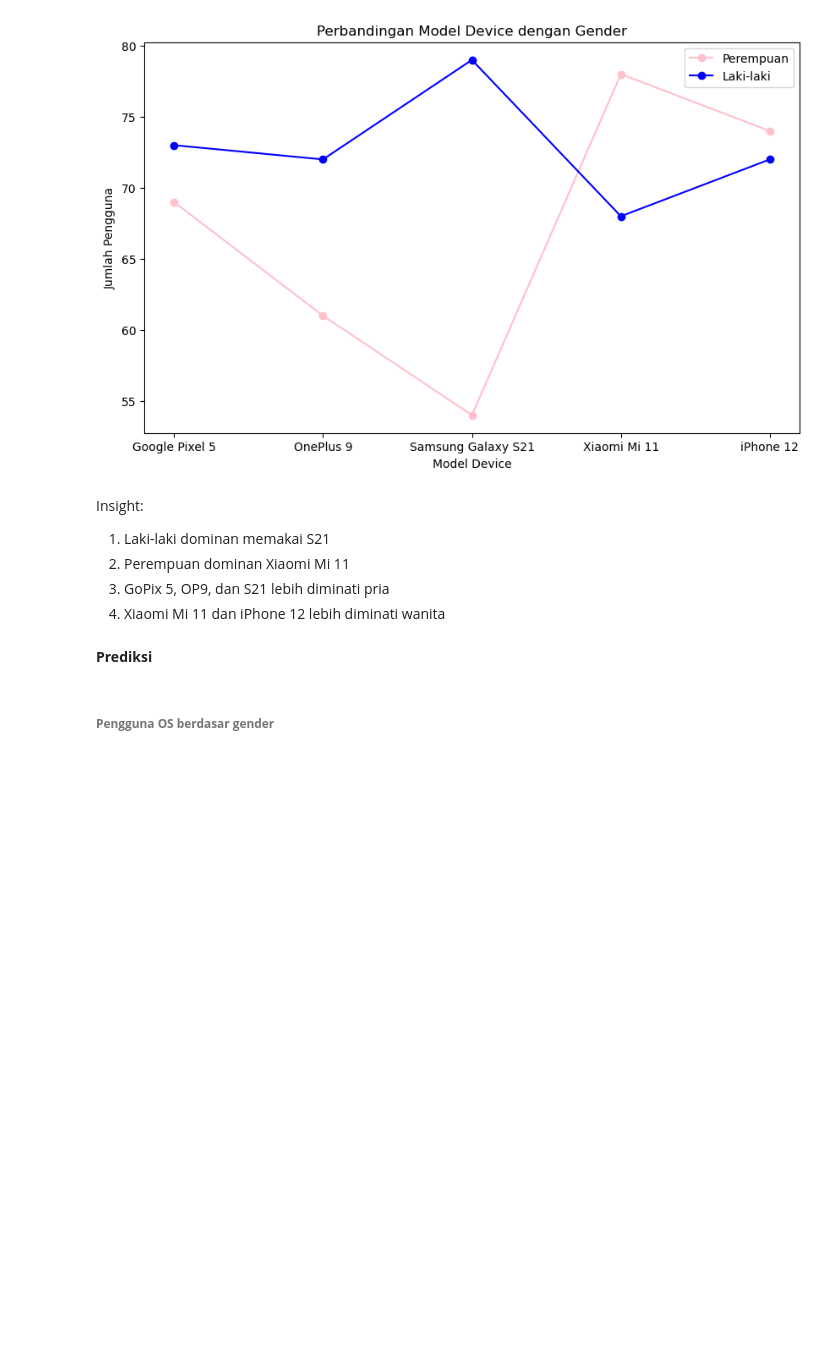
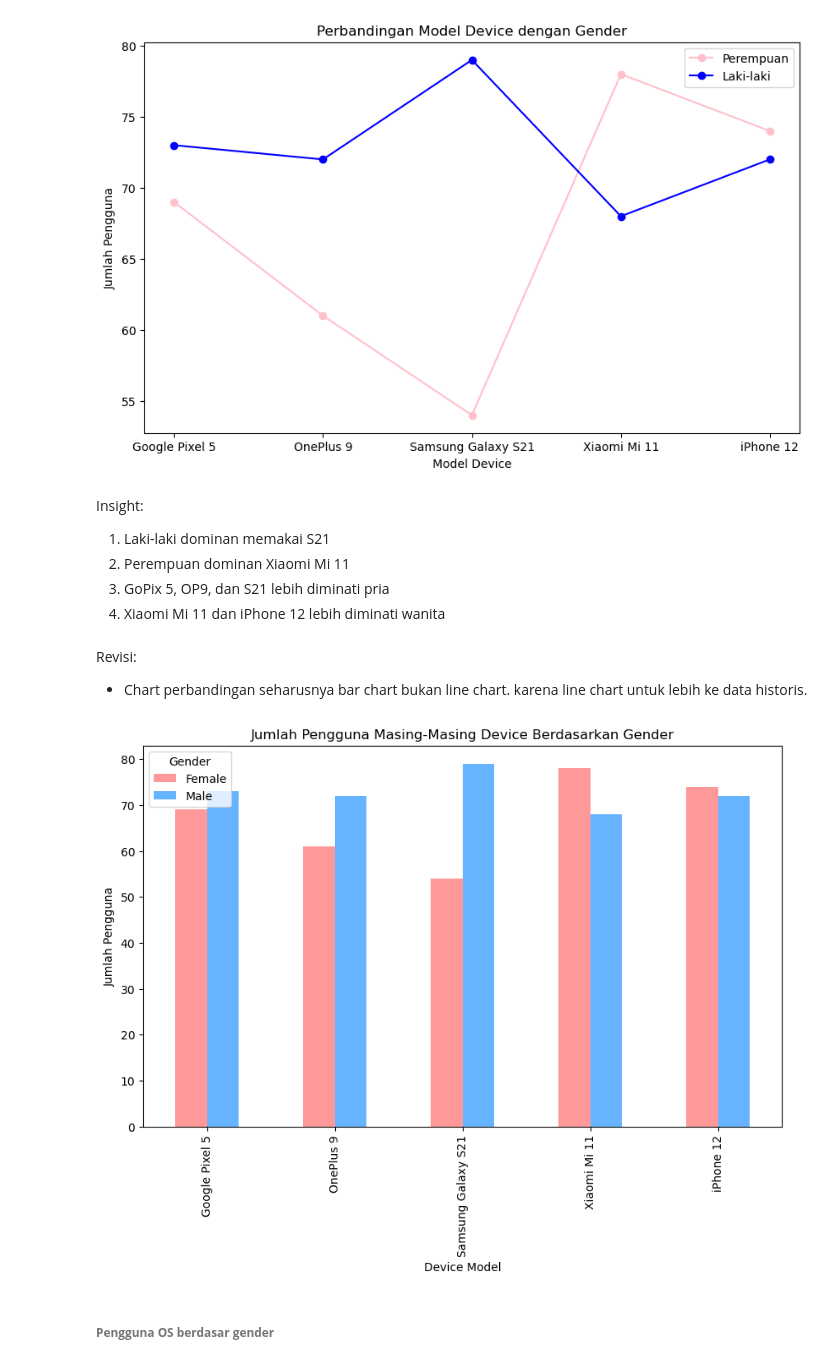
Before and after one commit to Bokibyte/PProKom, a Jupyter notebook: Semester_3/Data_Mining/P2_1611/Project_UTS.ipynb, the cells around one changed output. Saved outputs shown, nothing was run; the diff lists cells and outputs as text; code cells hidden in the pictures; blank space fills up the shorter version.

```diff
--- a/Semester_3/Data_Mining/P2_1611/Project_UTS.ipynb
+++ b/Semester_3/Data_Mining/P2_1611/Project_UTS.ipynb
@@ -284,8 +292,25 @@ Insight:
 2. Perempuan dominan Xiaomi Mi 11
 3. GoPix 5, OP9, dan S21 lebih diminati pria
 4. Xiaomi Mi 11 dan iPhone 12 lebih diminati wanita
-# %% [markdown]
-**Prediksi**
+# %% [markdown]
+Revisi:
+- Chart perbandingan seharusnya bar chart bukan line chart. karena line chart untuk lebih ke data historis.
+# %%
+# Menghitung jumlah setiap Device Model
+device_counts = user_behavior.groupby(['Device Model', 'Gender']).size().unstack(fill_value=0)
+
+# Membuat barchart
+device_counts.plot(kind='bar', stacked=False, figsize=(10, 6), color=['#ff9999','#66b3ff'])
+
+# Menambahkan judul dan label
+plt.title('Jumlah Pengguna Masing-Masing Device Berdasarkan Gender')
+plt.xlabel('Device Model')
+plt.ylabel('Jumlah Pengguna')
+
+# Menampilkan plot
+plt.show()
+# %% [output]
+[figure, added]
 # %% [markdown]
 ###### **Pengguna OS berdasar gender**
 # %%
```
Also changed, not shown: parts of 24 cells of this notebook.
